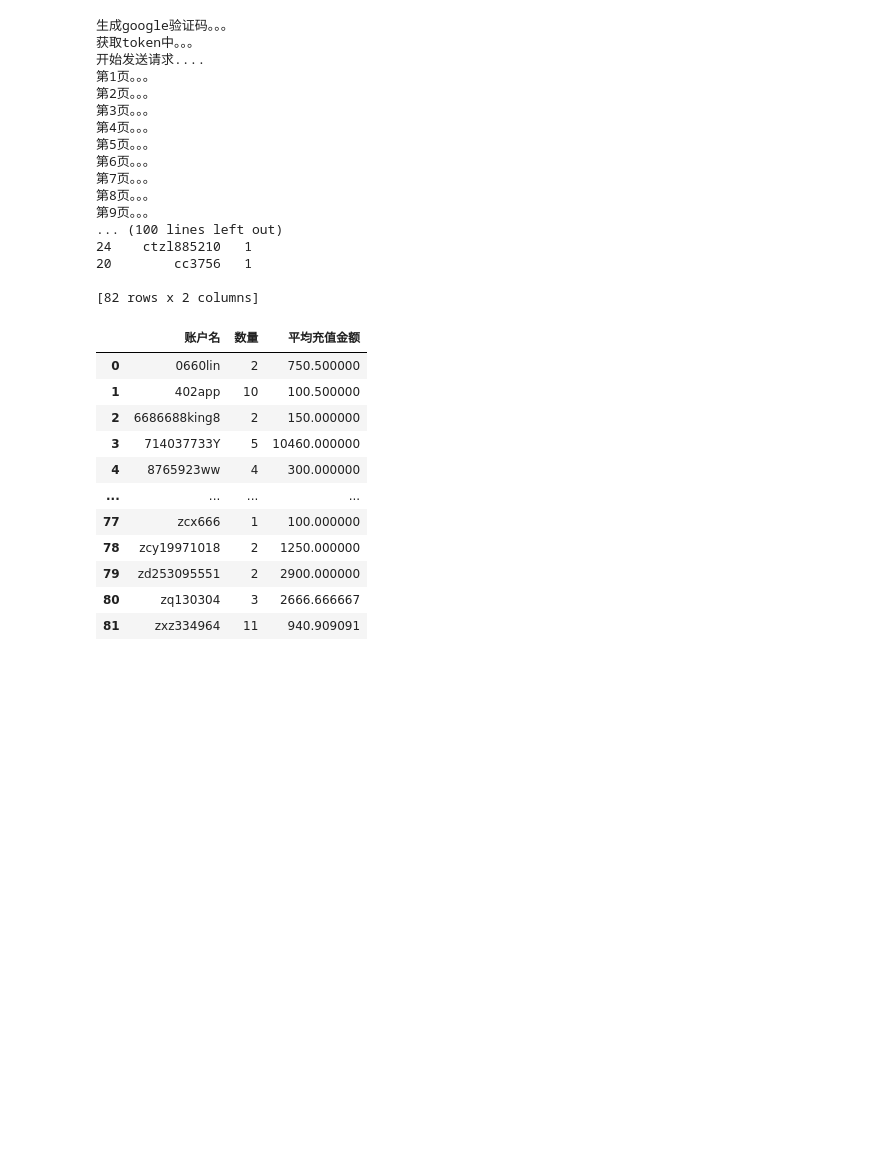
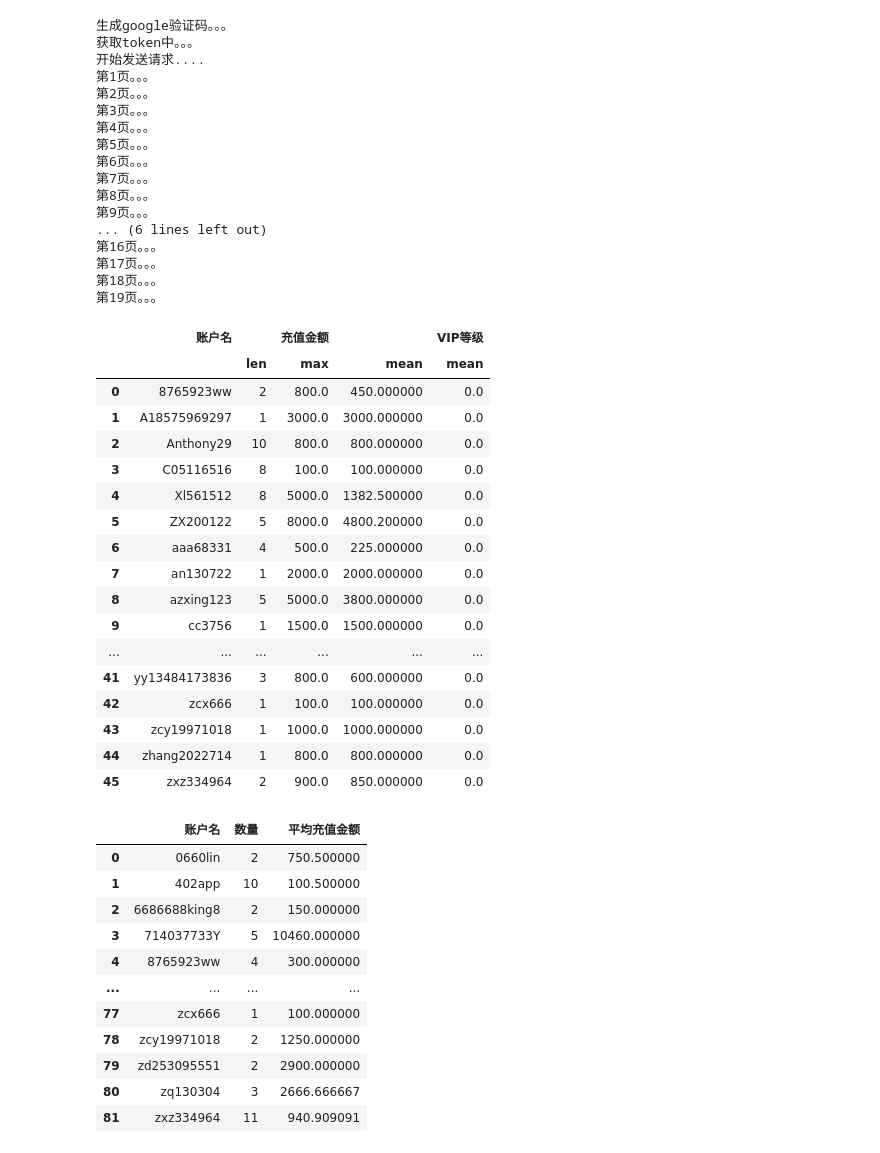
Before and after one commit to Marquis0065/project202308285, a Jupyter notebook: Bsport/充值拉单预警/0907/充值拉单_1.0.ipynb, the cells around one changed output. Cells and saved outputs as stored; diff of their text form; code cells hidden in the pictures; blank space fills up the shorter version.

```diff
--- a/Bsport/充值拉单预警/0907/充值拉单_1.0.ipynb
+++ b/Bsport/充值拉单预警/0907/充值拉单_1.0.ipynb
@@ -2,6 +2,7 @@
 import datetime
 import time
 import pandas as pd
+import numpy as np
 import requests
 import json
 from jsonpath import jsonpath
@@ -60,7 +61,7 @@ def job():
     session  = requests.Session()
     dic0 = {'充值日期':"createDate",'充值单号':"orderId",'用户层级':"userLevel",'账户名':"username",'姓名':"reallyName",'VIP等级':"vipLevel",'充值金额':"amount",'到账金额':"payAmount"}
     dic = {'充值日期':[],'充值单号':[],'用户层级':[],'账户名':[],'姓名':[],'VIP等级':[],'充值金额':[],'到账金额':[]}
-    for page in range(1,100):
+    for page in range(1,20):
         print(f'第{page}页。。。')
         data = {
             'dateType':'1',
@@ -92,10 +93,10 @@ def job():
     df['充值日期']= df['充值日期'].map(lambda x:time.strftime("%Y-%m-%d"))
 
 
-    result = df.groupby('账户名').agg({'账户名':len}).rename(columns={'账户名':'数量'})
-    result.reset_index(inplace=True)
-    print(result.sort_values('数量',ascending=False))
-    return df
+    result = df.groupby('账户名').agg({'账户名':len,'充值金额':[np.max,np.mean],'VIP等级':np.mean})
+    # result.reset_index(inplace=True)
+    # print(result.sort_values('数量',ascending=False))
+    return result
 df = job()
 # %% [output]
 生成google验证码。。。
@@ -110,8 +111,29 @@ df = job()
 第7页。。。
 第8页。。。
 第9页。。。
-... (100 lines left out)
-24    ctzl885210   1
-20        cc3756   1
-
-[82 rows x 2 columns]
+... (6 lines left out)
+第16页。。。
+第17页。。。
+第18页。。。
+第19页。。。
+# %%
+df
+# %% [output]
+|  | 账户名 |  | 充值金额 |  | VIP等级 |
+|  |  | len | max | mean | mean |
+| 0 | 8765923ww | 2 | 800.0 | 450.000000 | 0.0 |
+| 1 | A18575969297 | 1 | 3000.0 | 3000.000000 | 0.0 |
+| 2 | Anthony29 | 10 | 800.0 | 800.000000 | 0.0 |
+| 3 | C05116516 | 8 | 100.0 | 100.000000 | 0.0 |
+| 4 | Xl561512 | 8 | 5000.0 | 1382.500000 | 0.0 |
+| 5 | ZX200122 | 5 | 8000.0 | 4800.200000 | 0.0 |
+| 6 | aaa68331 | 4 | 500.0 | 225.000000 | 0.0 |
+| 7 | an130722 | 1 | 2000.0 | 2000.000000 | 0.0 |
+| 8 | azxing123 | 5 | 5000.0 | 3800.000000 | 0.0 |
+| 9 | cc3756 | 1 | 1500.0 | 1500.000000 | 0.0 |
+| ... | ... | ... | ... | ... | ... |
+| 41 | yy13484173836 | 3 | 800.0 | 600.000000 | 0.0 |
+| 42 | zcx666 | 1 | 100.0 | 100.000000 | 0.0 |
+| 43 | zcy19971018 | 1 | 1000.0 | 1000.000000 | 0.0 |
+| 44 | zhang2022714 | 1 | 800.0 | 800.000000 | 0.0 |
+| 45 | zxz334964 | 2 | 900.0 | 850.000000 | 0.0 |
```
Also changed, not shown: parts of 1 cell of this notebook, 8 other files.
